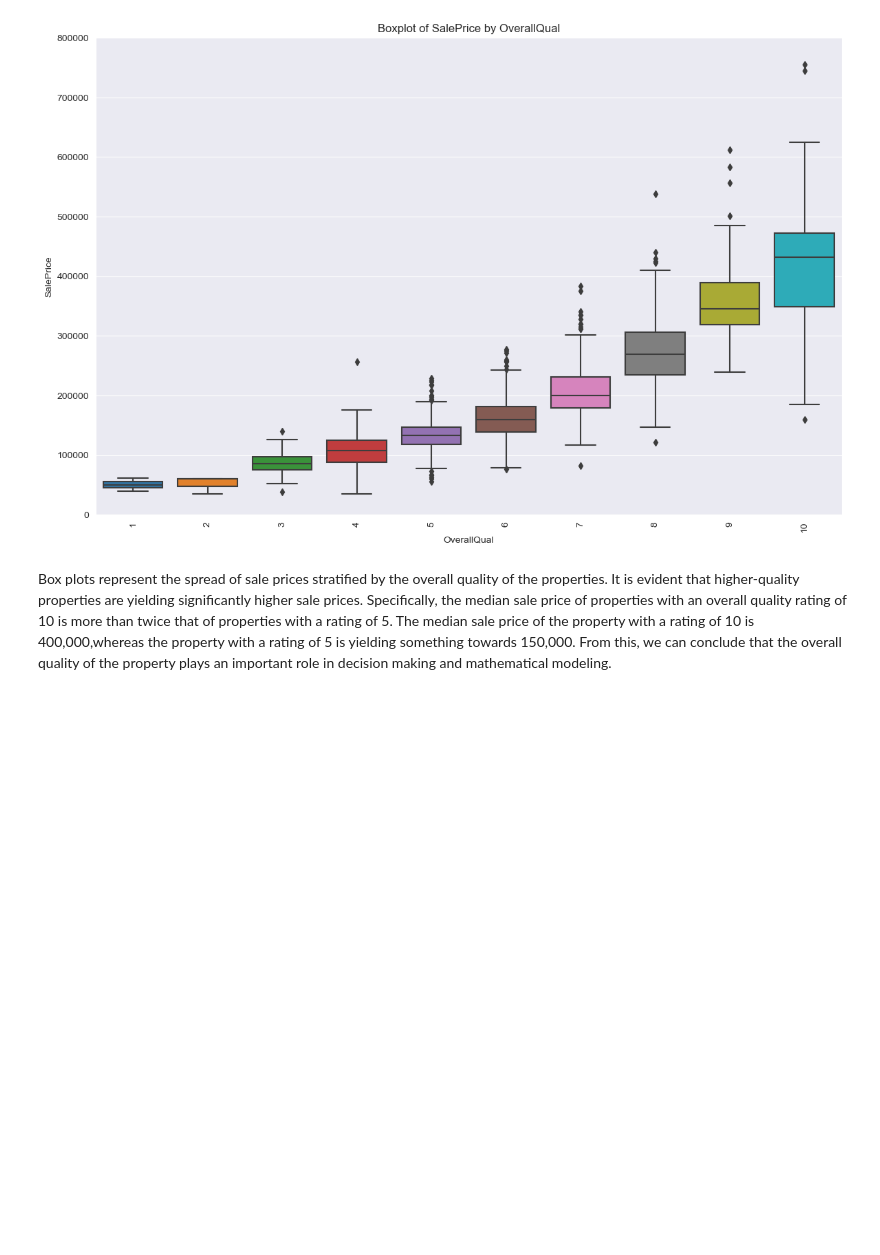
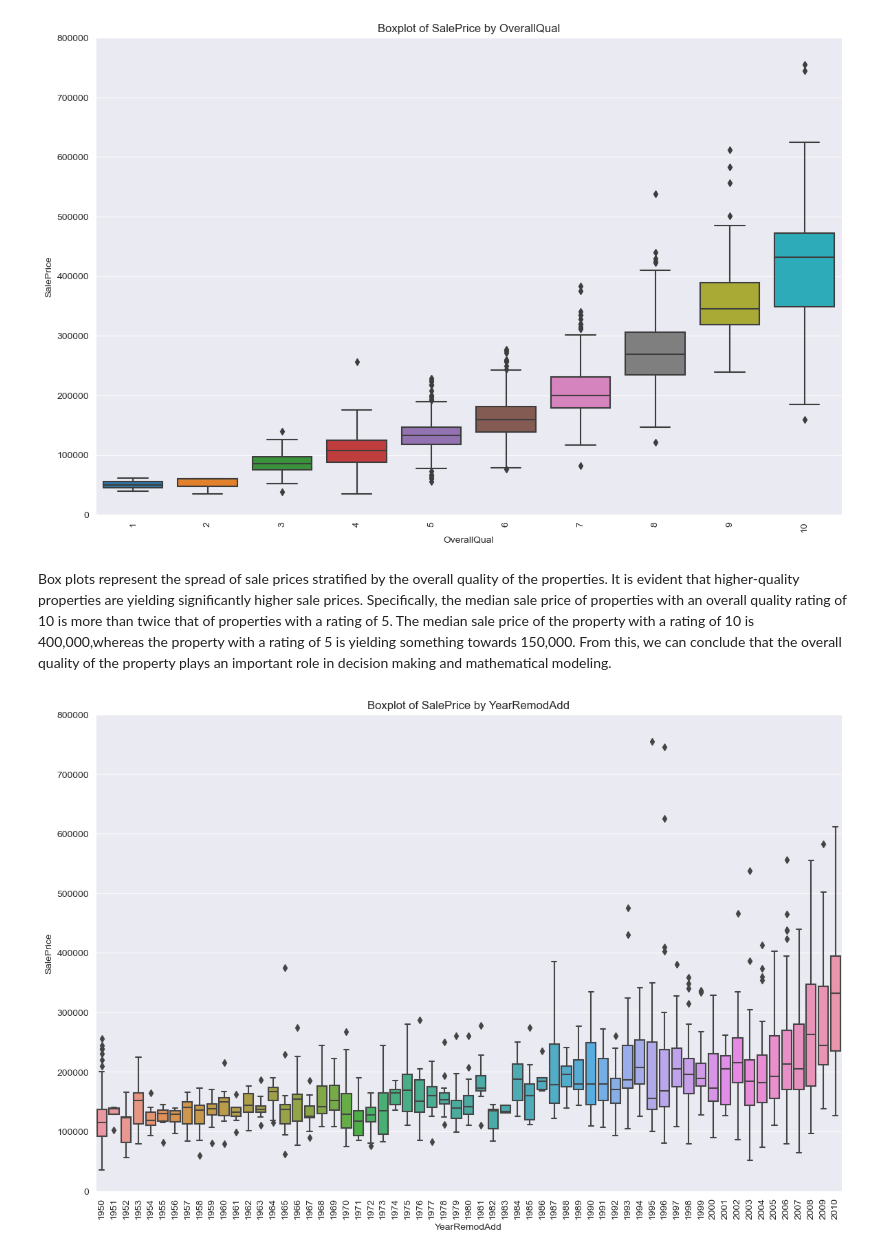
Before and after one commit to BorHan-U/Real-Estate-Price-Analysis-In-Germany-A-Software-Engineering-CourseWork-Project, a Jupyter notebook: bin/house-price-analysis.ipynb, the cells around one changed output. Cells and saved outputs as stored; diff of their text form; code cells hidden in the pictures; blank space fills up the shorter version.

Commit message:
More Boxplot and Heatmap has been added

```diff
--- a/bin/house-price-analysis.ipynb
+++ b/bin/house-price-analysis.ipynb
@@ -348,3 +348,7 @@ plot_boxplot(numerical_data,'OverallQual', 'SalePrice')
 [figure]
 # %% [markdown]
 Box plots represent the spread of sale prices stratified by the overall quality of the properties. It is evident that higher-quality properties are yielding significantly higher sale prices. Specifically, the median sale price of properties with an overall quality rating of 10 is more than twice that of properties with a rating of 5. The median sale price of the property with a rating of 10 is 400,000,whereas the property with a rating of 5 is yielding something towards 150,000. From this, we can conclude that the overall quality of the property plays an important role in decision making and mathematical modeling.
+# %%
+plot_boxplot(numerical_data,'YearRemodAdd', 'SalePrice')
+# %% [output]
+[figure, added]
```
Also changed, not shown: parts of 3 cells of this notebook.
